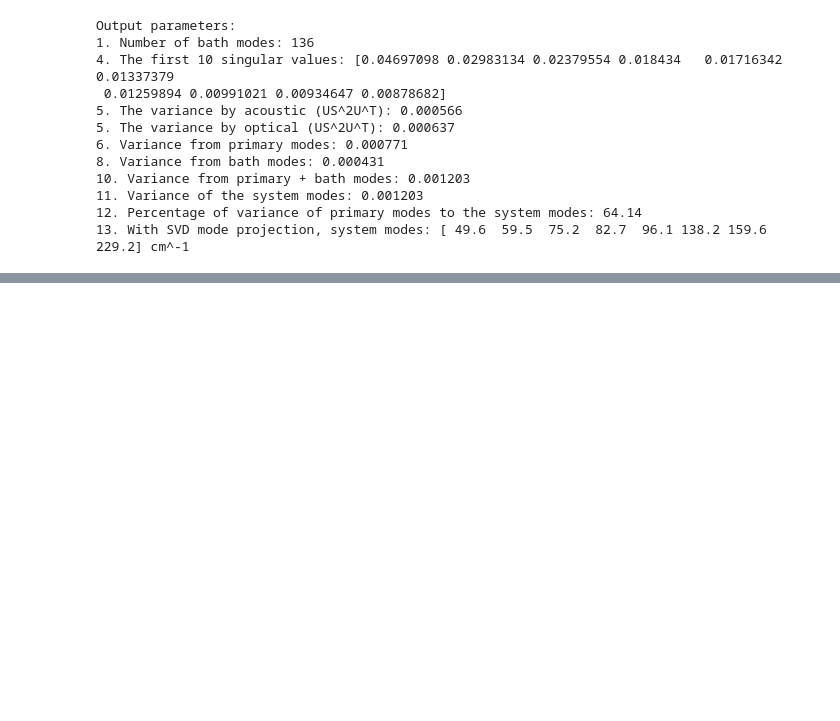
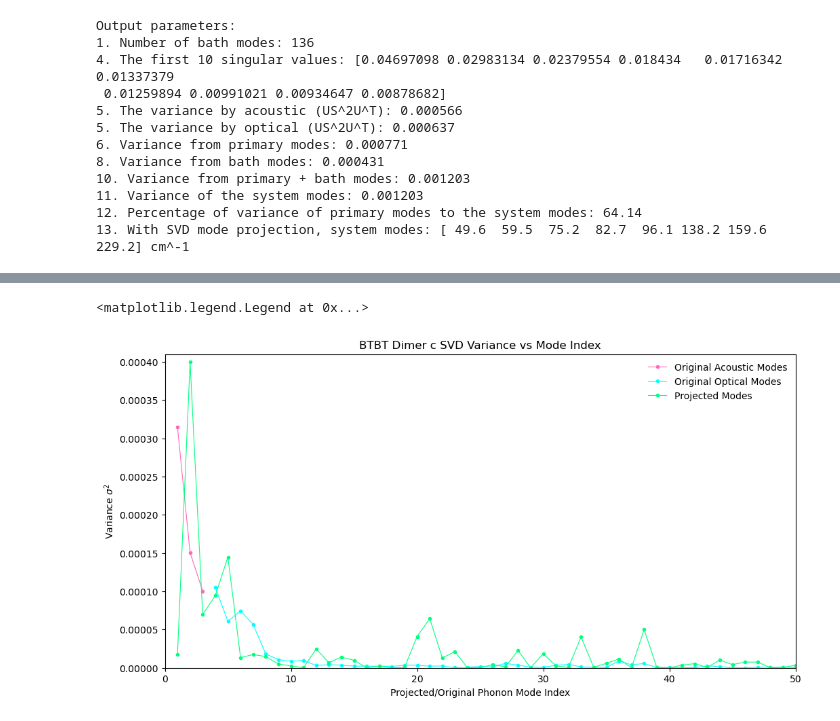
Before and after one commit to moule-group/ElPh, a Jupyter notebook: example/btbt/projection/2026_variance.ipynb, the cells around one changed output, grey strips where cells are left out. Saved outputs shown, nothing was run; the diff lists cells and outputs as text; code cells hidden in the pictures; blank space fills up the shorter version.

```diff
--- a/example/btbt/projection/2026_variance.ipynb
+++ b/example/btbt/projection/2026_variance.ipynb
@@ -678,17 +694,20 @@ plt.legend(frameon=False)
 # %%
 fig, ax = plt.subplots(figsize=(12,6))
 ax.set_xlabel('Projected/Original Phonon Mode Index')
 ax.set_ylabel(r'Variance $\sigma^2$')
 ax.set_ylabel(r'Variance $\sigma^2$')
 ax.set_title(f'{molecule} Dimer {dimer_label} SVD Variance vs Mode Index')
 ax.set_xlim(0,50)
-ax.set_ylim(0, 0.0008)
+ax.set_ylim(0, 0.00041)
 #ax.vlines(p,0,0.01, linestyle='--', color='gray')
 
 x_a = np.arange(1, 4)
 x_o = np.arange(4, n_modes+1)
 x_svd = np.arange(1, n_modes+1)
 ax.plot(x_a, var_plot_mode_list[0:3], linewidth=0.8, color='hotpink', marker='.', label='Original Acoustic Modes')
 ax.plot(x_o, var_plot_mode_list[3:], linewidth=0.8, color='aqua', marker='.', label='Original Optical Modes')
 ax.plot(x_svd, var_svd_plot_list, linewidth=0.8, color='springgreen', marker='.', label='Projected Modes')
 plt.legend(frameon=False)
+# %% [output]
+<matplotlib.legend.Legend at 0x...>
+[figure, added]
```
Also changed, not shown: parts of 6 cells of this notebook, 7 other files.
